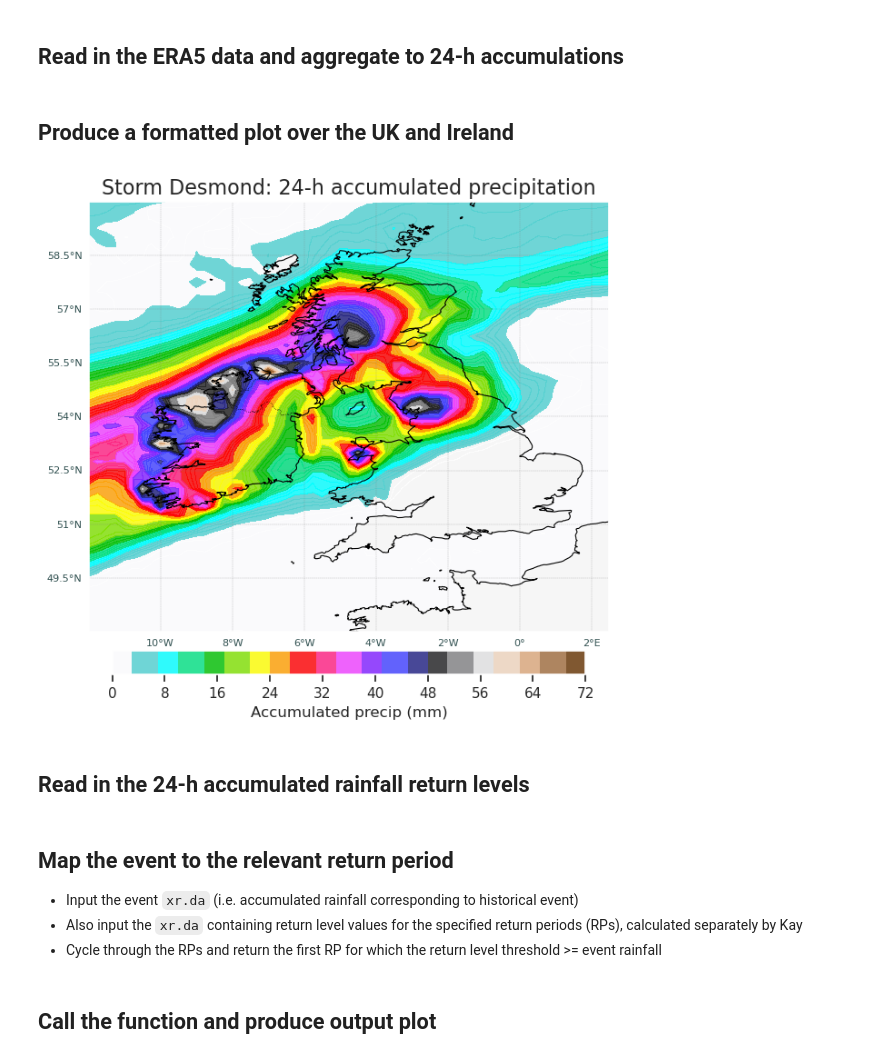
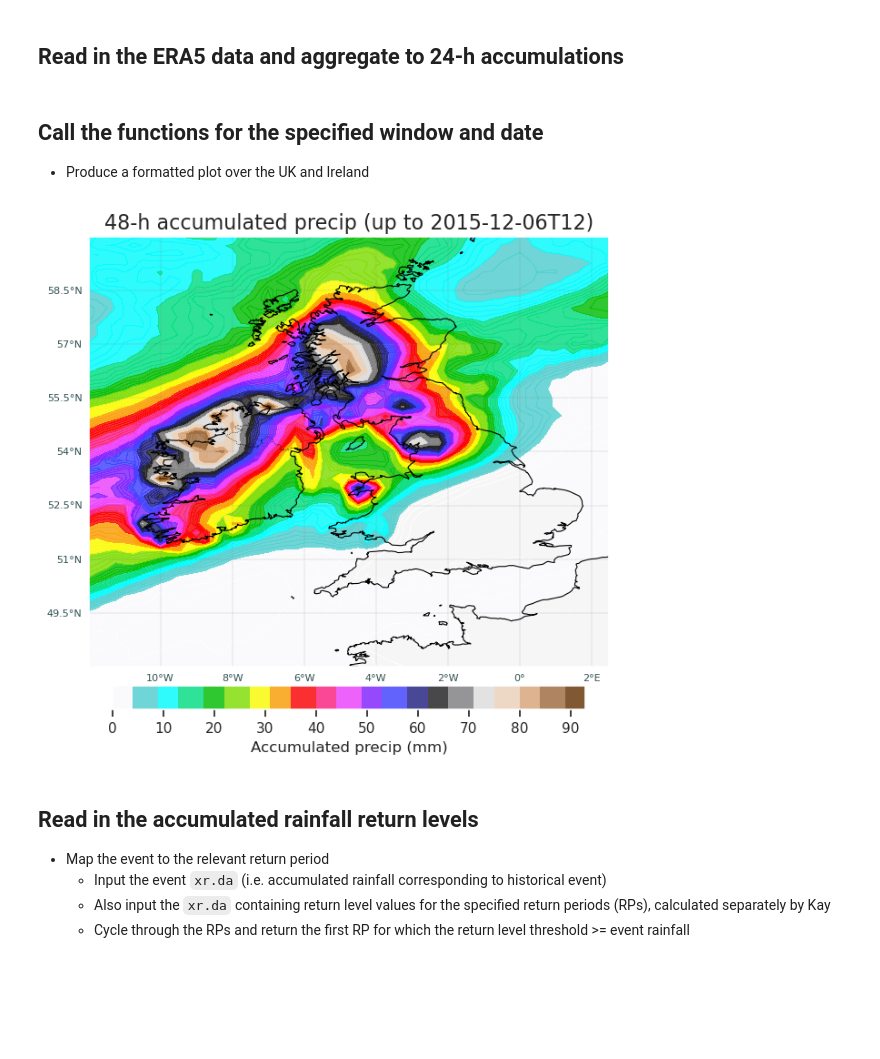
Before and after one commit to shardywx/earth2, a Jupyter notebook: rainfall_threshold_exceedance_era5.ipynb, the cells around one changed output. Cells and saved outputs as stored; diff of their text form; code cells hidden in the pictures; blank space fills up the shorter version.

Commit message:
tidy plotting routine to incorporate metadata

```diff
--- a/rainfall_threshold_exceedance_era5.ipynb
+++ b/rainfall_threshold_exceedance_era5.ipynb
@@ -400,14 +562,24 @@ da_pr24 = preprocess_era5_rainfall(ds, rolling_window=24, min_periods=24, lead_d
 # %% [markdown]
-## Produce a formatted plot over the UK and Ireland
+## Call the functions for the specified window and date
+
+- Produce a formatted plot over the UK and Ireland
 # %%
+rolling_window = 48
+min_periods = 48
+event_end_date = '2015-12-06T12'
+ds = xr.open_dataset('/mnt/metdata/2025s1985/era5/hourly_surface/tp/reanalysis-era5-single-levels_2015_month12.nc')
+da_pr_roll = preprocess_era5_rainfall(ds,
+                                      rolling_window=rolling_window,
+                                      min_periods=min_periods,
+                                      event_end_date=event_end_date,
+                                      lead_dim='valid_time')
+
 ireland_bbox = [-10.5, -5.5, 51.5, 55.5]
 uk_bbox = [-12.0, 2.5, 48.0, 60.0]
-fig = formatted_uk_and_ireland_plot(da_pr24,
+fig = formatted_uk_and_ireland_plot(da_pr_roll,
                                     bbox=ireland_bbox,
                                     cmap=get_metpy_colourmap('precipitation'))
-out_file = f'/mnt/metdata/2025s1985/output_plots/ERA5_Desmond_24h_prcp.png'
+out_file = f'/mnt/metdata/2025s1985/output_plots/desmond_dec2015/era5_eva/ERA5_Desmond_{rolling_window}h_{event_end_date}_prcp.png'
 plt.savefig(out_file, dpi=300, bbox_inches='tight', pad_inches=0)
 # %% [output]
-[figure, old version]
+[figure, new version]
-# %% [markdown]
-## Read in the 24-h accumulated rainfall return levels
@@ -418,6 +586,7 @@ return_levels_24h = select_subset_by_bbox(return_levels_24h, bbox=uk_bbox)[0]
 # %% [markdown]
-## Map the event to the relevant return period
+## Read in the accumulated rainfall return levels
 
-- Input the event `xr.da` (i.e. accumulated rainfall corresponding to historical event)
-- Also input the `xr.da` containing return level values for the specified return periods (RPs), calculated separately by Kay
-- Cycle through the RPs and return the first RP for which the return level threshold >= event rainfall
+- Map the event to the relevant return period
+    - Input the event `xr.da` (i.e. accumulated rainfall corresponding to historical event)
+    - Also input the `xr.da` containing return level values for the specified return periods (RPs), calculated separately by Kay
+    - Cycle through the RPs and return the first RP for which the return level threshold >= event rainfall
@@ -550,3 +593 @@ def map_event_to_return_period(event_da: xr.DataArray,
-# %% [markdown]
-## Call the function and produce output plot
 # %%
```
Also changed, not shown: parts of 5 cells of this notebook.
